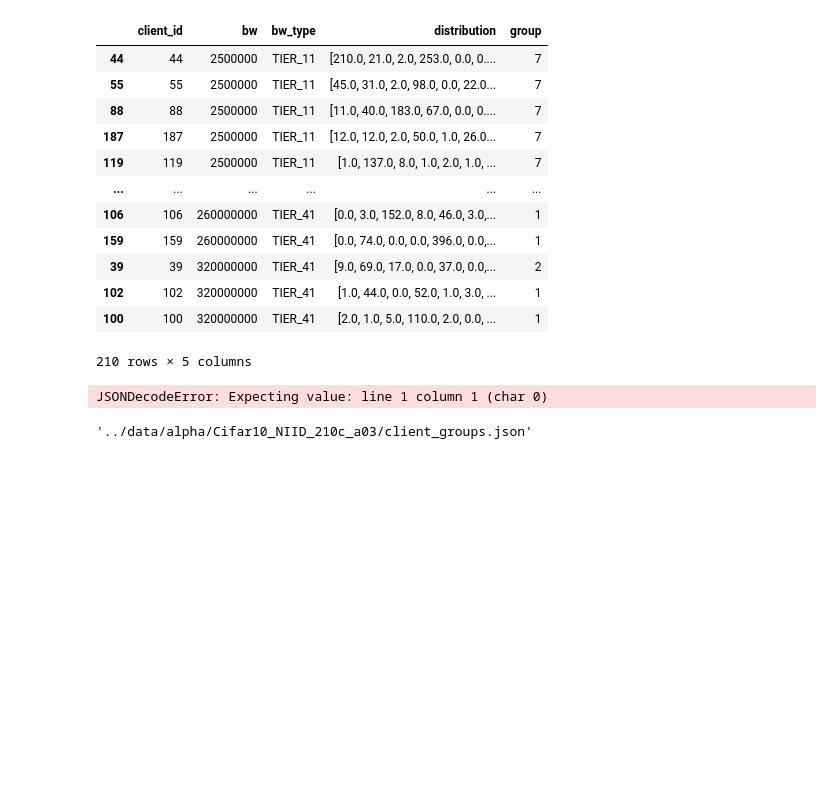
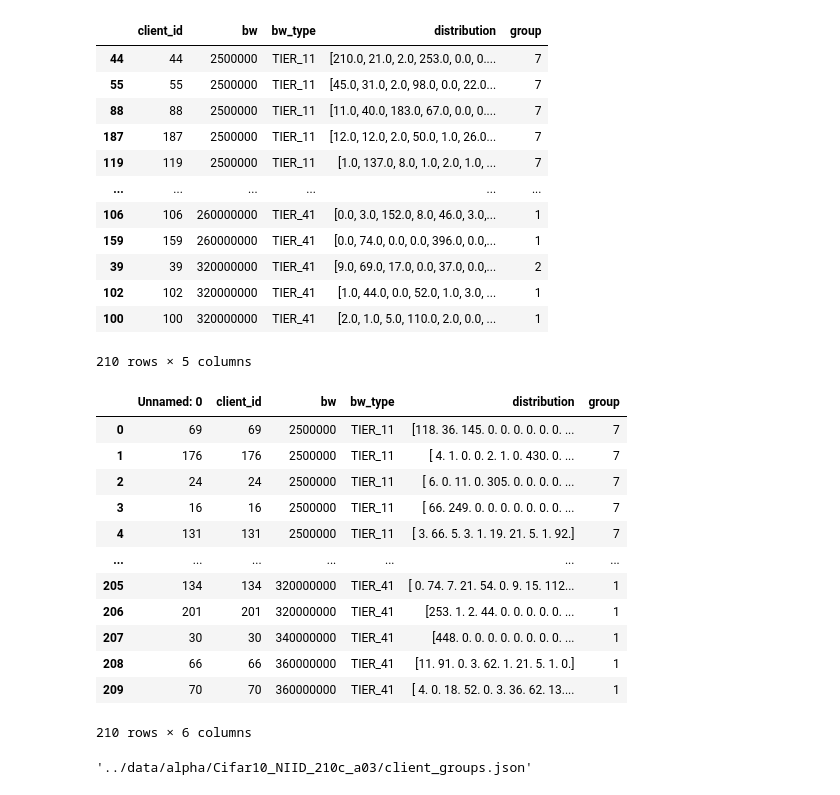
Before and after one commit to GoktugOcal/natadapt-x-flower, a Jupyter notebook: notebooks/netdag_test_210c.ipynb, the cells around one changed output. Cells and saved outputs as stored; diff of their text form; code cells hidden in the pictures; blank space fills up the shorter version.

```diff
--- a/notebooks/netdag_test_210c.ipynb
+++ b/notebooks/netdag_test_210c.ipynb
@@ -553,9 +550,21 @@ for groupname, groupdf in df_final.groupby("group"):
 with open(f"../data/alpha/Cifar10_NIID_{no_clients}c_a{str(alpha).replace(".","")}/client_groups.json","w") as f:
     json.dump(assignment,f)
 # %%
-json.loads(f"../data/alpha/Cifar10_NIID_{no_clients}c_a{str(alpha).replace(".","")}/client_groups.json")
+pd.read_csv(os.path.join(f"../data/alpha/Cifar10_NIID_{no_clients}c_a{str(alpha).replace(".","")}/","bws_groups.csv"))
 # %% [output]
+|  | Unnamed: 0 | client_id | bw | bw_type | distribution | group |
+| 0 | 69 | 69 | 2500000 | TIER_11 | [118. 36. 145. 0. 0. 0. 0. 0. 0. ... | 7 |
+| 1 | 176 | 176 | 2500000 | TIER_11 | [ 4. 1. 0. 0. 2. 1. 0. 430. 0. ... | 7 |
+| 2 | 24 | 24 | 2500000 | TIER_11 | [ 6. 0. 11. 0. 305. 0. 0. 0. 0. ... | 7 |
+| 3 | 16 | 16 | 2500000 | TIER_11 | [ 66. 249. 0. 0. 0. 0. 0. 0. 0. ... | 7 |
+| 4 | 131 | 131 | 2500000 | TIER_11 | [ 3. 66. 5. 3. 1. 19. 21. 5. 1. 92.] | 7 |
+| ... | ... | ... | ... | ... | ... | ... |
+| 205 | 134 | 134 | 320000000 | TIER_41 | [ 0. 74. 7. 21. 54. 0. 9. 15. 112... | 1 |
+| 206 | 201 | 201 | 320000000 | TIER_41 | [253. 1. 2. 44. 0. 0. 0. 0. 0. ... | 1 |
+| 207 | 30 | 30 | 340000000 | TIER_41 | [448. 0. 0. 0. 0. 0. 0. 0. 0. ... | 1 |
+| 208 | 66 | 66 | 360000000 | TIER_41 | [11. 91. 0. 3. 62. 1. 21. 5. 1. 0.] | 1 |
+| 209 | 70 | 70 | 360000000 | TIER_41 | [ 4. 0. 18. 52. 0. 3. 36. 62. 13.... | 1 |
-JSONDecodeError: Expecting value: line 1 column 1 (char 0)
+210 rows × 6 columns
 # %%
 f"../data/alpha/Cifar10_NIID_{no_clients}c_a{str(alpha).replace(".","")}/client_groups.json"
 # %% [output]
```
Also changed, not shown: parts of 2 cells of this notebook, 3 other files.
